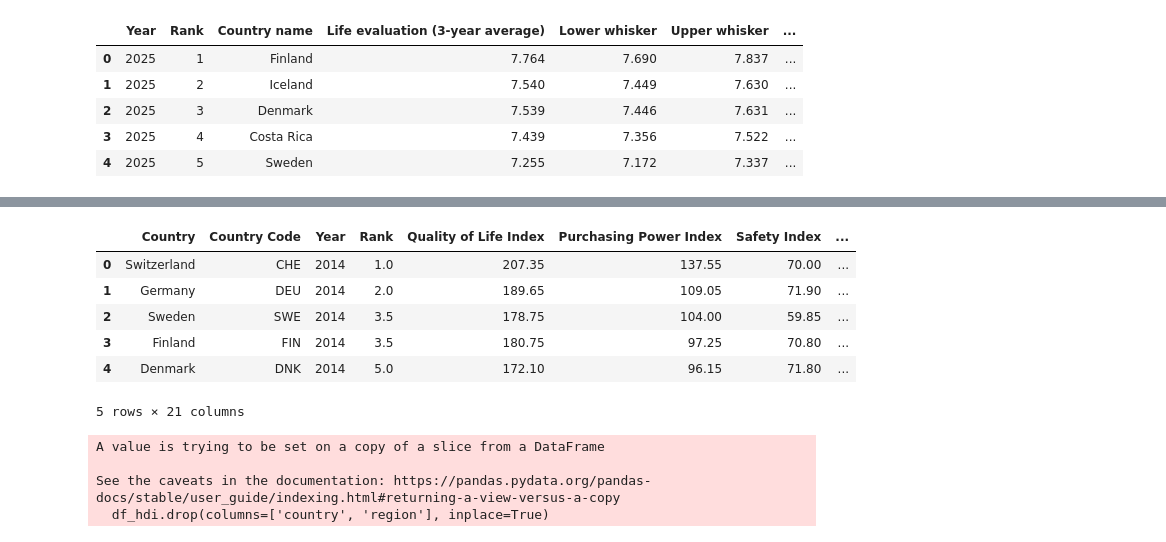
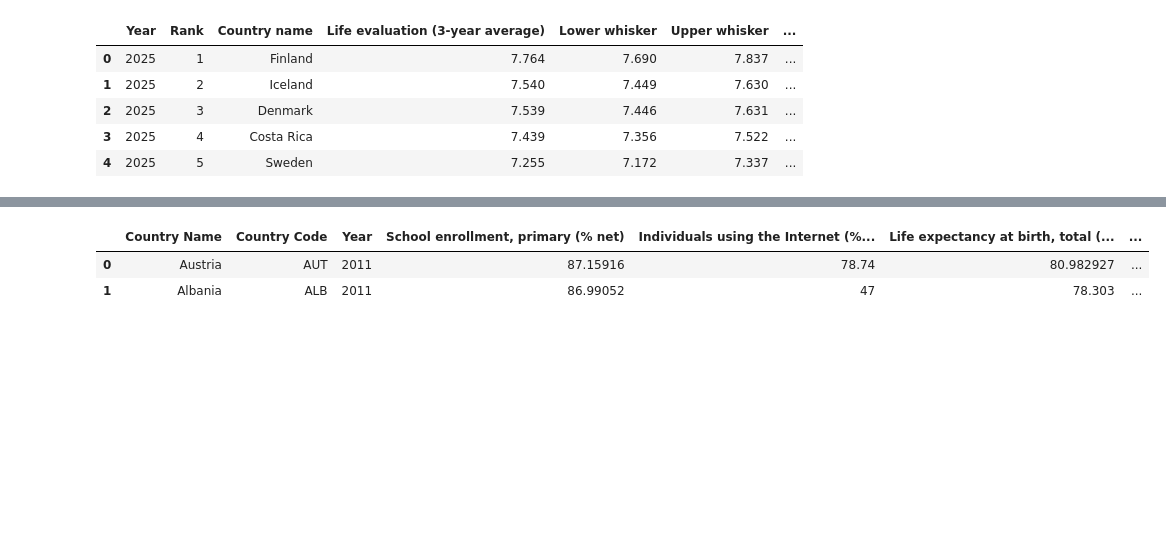
Before and after one commit to VKFRIGH/PR2602, a Jupyter notebook: temp.ipynb, the cells around one changed output, grey strips where cells are left out. Drawn from its saved outputs; the diff is of its cells as text; code cells hidden in the pictures; blank space fills up the shorter version.

```diff
--- a/temp.ipynb
+++ b/temp.ipynb
@@ -48,13 +74,10 @@ df_whr.head()
 | 4 | 2025 | 5 | Sweden | 7.255 | 7.172 | 7.337 | ... |
 # %%
 df_whr['Country Code'] = cc.convert(names=df_whr['Country name'], to='ISO3')
-# %%
-df_whr = df_whr[df_whr['Country Code'].isin(df_qol['Country Code'])]
 # %%
 atributi = [
     "Year",
     "Country Code",
-    'Country name',
     'Life evaluation (3-year average)',
     'Explained by: Log GDP per capita',
     'Explained by: Social support',
@@ -65,7 +88,7 @@ atributi = [
     'Dystopia + residual'
 ]
 
-skupno = pd.merge(df_qol, df_whr[atributi], on=["Year", "Country Code"], how="inner")
+skupno = pd.merge(df_wdi_final, df_whr[atributi], on=["Year", "Country Code"], how="inner")
 # %%
 skupno.info()
 # %% [output]
@@ -89,25 +112,8 @@ memory usage: 69.9+ KB
-# %%
-skupno.drop(columns=['Country name'], inplace=True)
-# %%
-skupno = skupno[['Country', 'Country Code', 'Year', 'Rank', 'Quality of Life Index',
-       'Purchasing Power Index', 'Safety Index', 'Health Care Index',
-       'Cost of Living Index', 'Property Price to Income Ratio',
-       'Traffic Commute Time Index', 'Pollution Index', 'Climate Index',
-       'Life evaluation (3-year average)',
-       'Explained by: Log GDP per capita', 'Explained by: Social support',
-       'Explained by: Healthy life expectancy',
-       'Explained by: Freedom to make life choices',
-       'Explained by: Generosity', 'Explained by: Perceptions of corruption',
-       'Dystopia + residual']]
 # %%
-skupno.head()
+skupno.head(2)
 # %% [output]
-|  | Country | Country Code | Year | Rank | Quality of Life Index | Purchasing Power Index | Safety Index | ... |
-| 0 | Switzerland | CHE | 2014 | 1.0 | 207.35 | 137.55 | 70.00 | ... |
-| 1 | Germany | DEU | 2014 | 2.0 | 189.65 | 109.05 | 71.90 | ... |
-| 2 | Sweden | SWE | 2014 | 3.5 | 178.75 | 104.00 | 59.85 | ... |
-| 3 | Finland | FIN | 2014 | 3.5 | 180.75 | 97.25 | 70.80 | ... |
-| 4 | Denmark | DNK | 2014 | 5.0 | 172.10 | 96.15 | 71.80 | ... |
+|  | Country Name | Country Code | Year | School enrollment, primary (% net) | Individuals using the Internet (%... | Life expectancy at birth, total (... | ... |
+| 0 | Austria | AUT | 2011 | 87.15916 | 78.74 | 80.982927 | ... |
+| 1 | Albania | ALB | 2011 | 86.99052 | 47 | 78.303 | ... |
-5 rows × 21 columns
 # %%
 df_hdi = pd.read_csv('data/HDR25_Composite_indices_complete_time_series.csv', encoding='Windows-1250')
@@ -116,7 +119,0 @@ df_hdi = df_hdi[df_hdi['iso3'].isin(df_qol['Country Code'])]
-# %%
-df_hdi.drop(columns=['country', 'region'], inplace=True)
-# %% [output]
-A value is trying to be set on a copy of a slice from a DataFrame
-
-See the caveats in the documentation: https://pandas.pydata.org/pandas-docs/stable/user_guide/indexing.html#returning-a-view-versus-a-copy
-  df_hdi.drop(columns=['country', 'region'], inplace=True)
```
Also changed, not shown: parts of 76 cells of this notebook, 6 other files.
